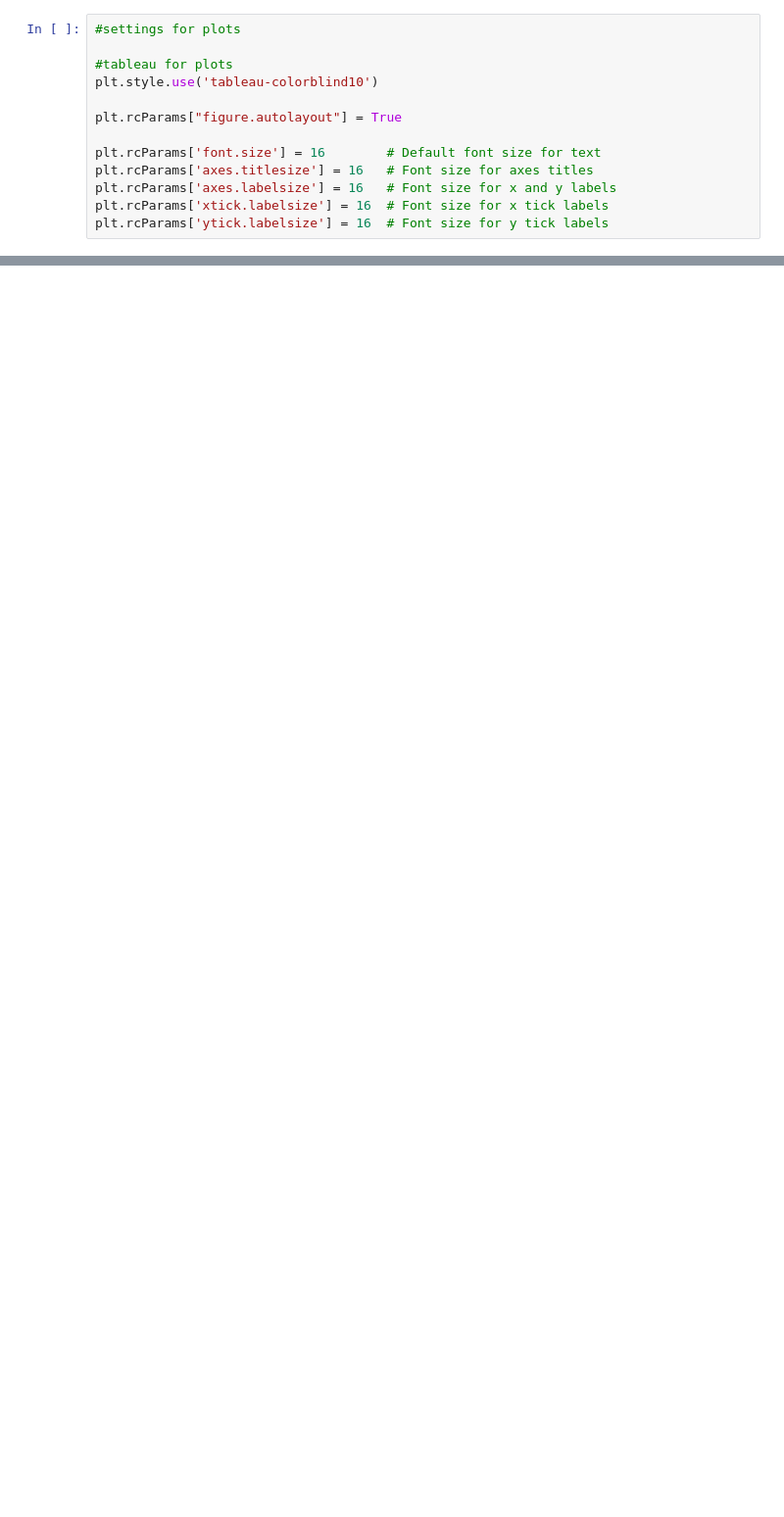
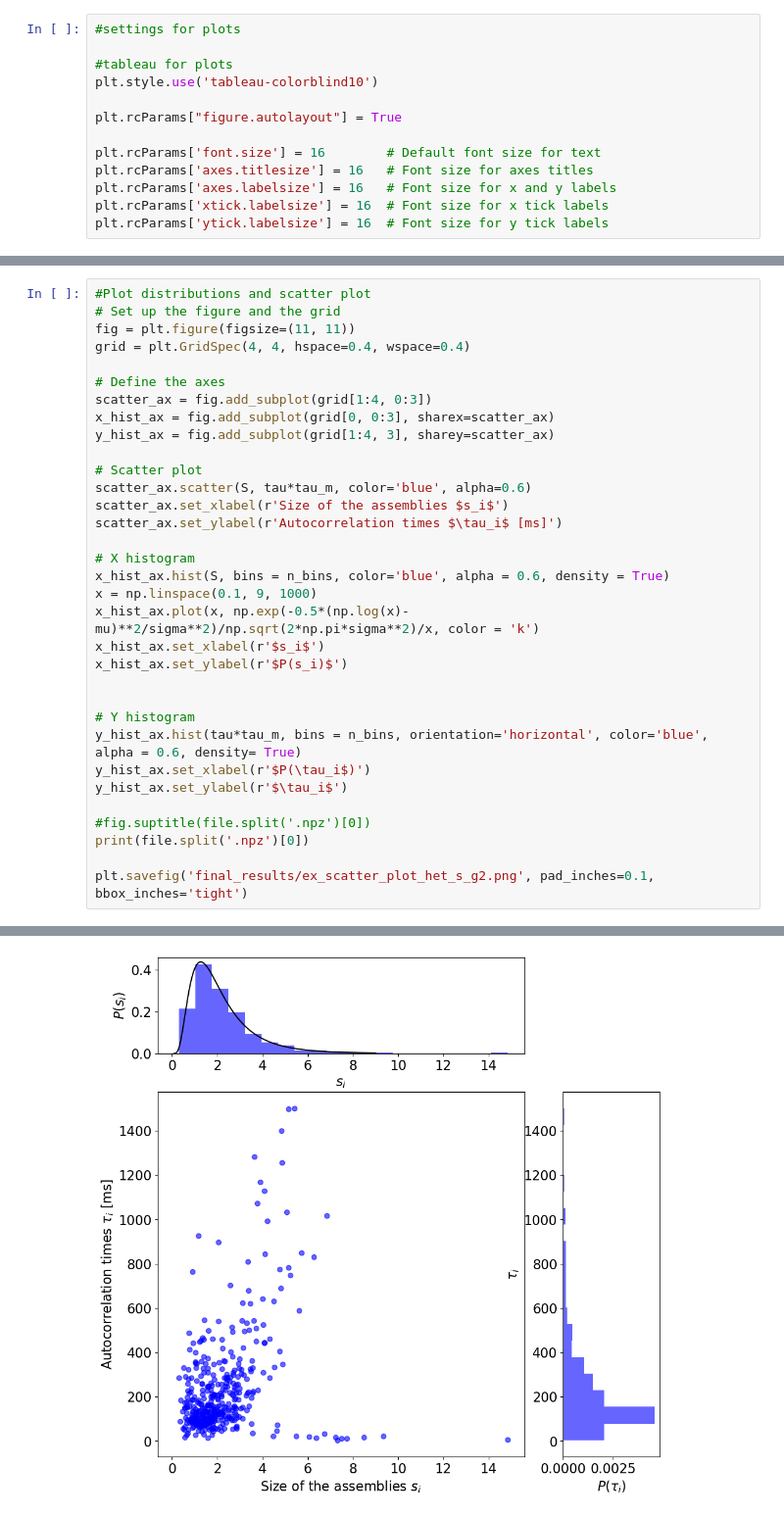
Before and after one commit to MarcoZenari/Dynamical_Mean_Field_Theory_and_Applications_to_Ecological_and_Neural_Systems, a Jupyter notebook: looking_at_sim.ipynb, the cells around one changed output, grey strips where cells are left out. Shown at 98% size. Saved outputs shown, nothing was run; the diff lists cells and outputs as text; blank space fills up the shorter version.

```diff
--- a/looking_at_sim.ipynb
+++ b/looking_at_sim.ipynb
@@ -70,0 +84,34 @@ plt.savefig('results/Ex_Multiple_Fixed_Points.png')
+# %%
+#Plot distributions and scatter plot
+# Set up the figure and the grid
+fig = plt.figure(figsize=(11, 11))
+grid = plt.GridSpec(4, 4, hspace=0.4, wspace=0.4)
+
+# Define the axes
+scatter_ax = fig.add_subplot(grid[1:4, 0:3])
+x_hist_ax = fig.add_subplot(grid[0, 0:3], sharex=scatter_ax)
+y_hist_ax = fig.add_subplot(grid[1:4, 3], sharey=scatter_ax)
+
+# Scatter plot
+scatter_ax.scatter(S, tau*tau_m, color='blue', alpha=0.6)
+scatter_ax.set_xlabel(r'Size of the assemblies $s_i$')
+scatter_ax.set_ylabel(r'Autocorrelation times $\tau_i$ [ms]')
+
+# X histogram
+x_hist_ax.hist(S, bins = n_bins, color='blue', alpha = 0.6, density = True)
+x = np.linspace(0.1, 9, 1000)
+x_hist_ax.plot(x, np.exp(-0.5*(np.log(x)-mu)**2/sigma**2)/np.sqrt(2*np.pi*sigma**2)/x, color = 'k')
+x_hist_ax.set_xlabel(r'$s_i$')
+x_hist_ax.set_ylabel(r'$P(s_i)$')
+
+
+# Y histogram
+y_hist_ax.hist(tau*tau_m, bins = n_bins, orientation='horizontal', color='blue', alpha = 0.6, density= True)
+y_hist_ax.set_xlabel(r'$P(\tau_i$)')
+y_hist_ax.set_ylabel(r'$\tau_i$')
+
+#fig.suptitle(file.split('.npz')[0])
+print(file.split('.npz')[0])
+
+plt.savefig('final_results/ex_scatter_plot_het_s_g2.png', pad_inches=0.1, bbox_inches='tight')
+# %% [output]
@@ -70,0 +119 @@ plt.savefig('results/Ex_Multiple_Fixed_Points.png')
+[figure, added]
```
Also changed, not shown: parts of 15 cells of this notebook, 3 other files.
